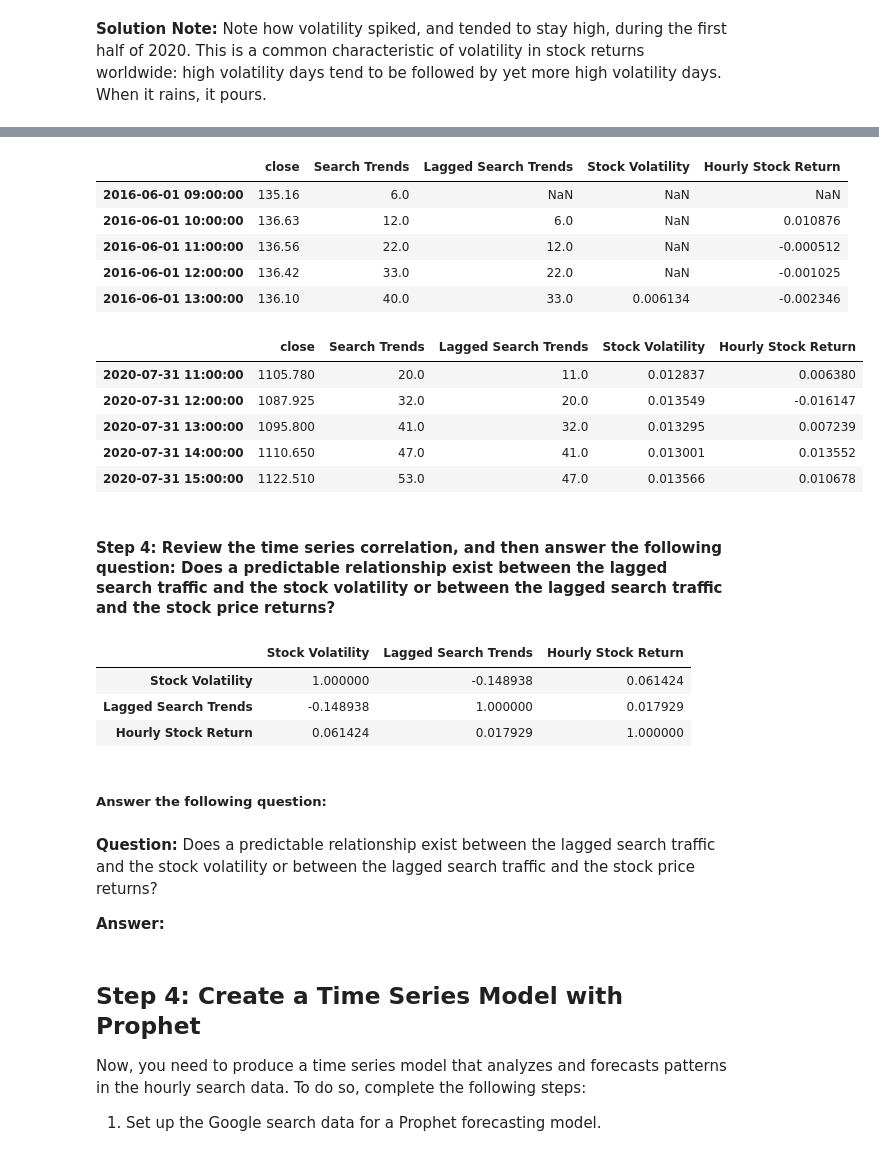
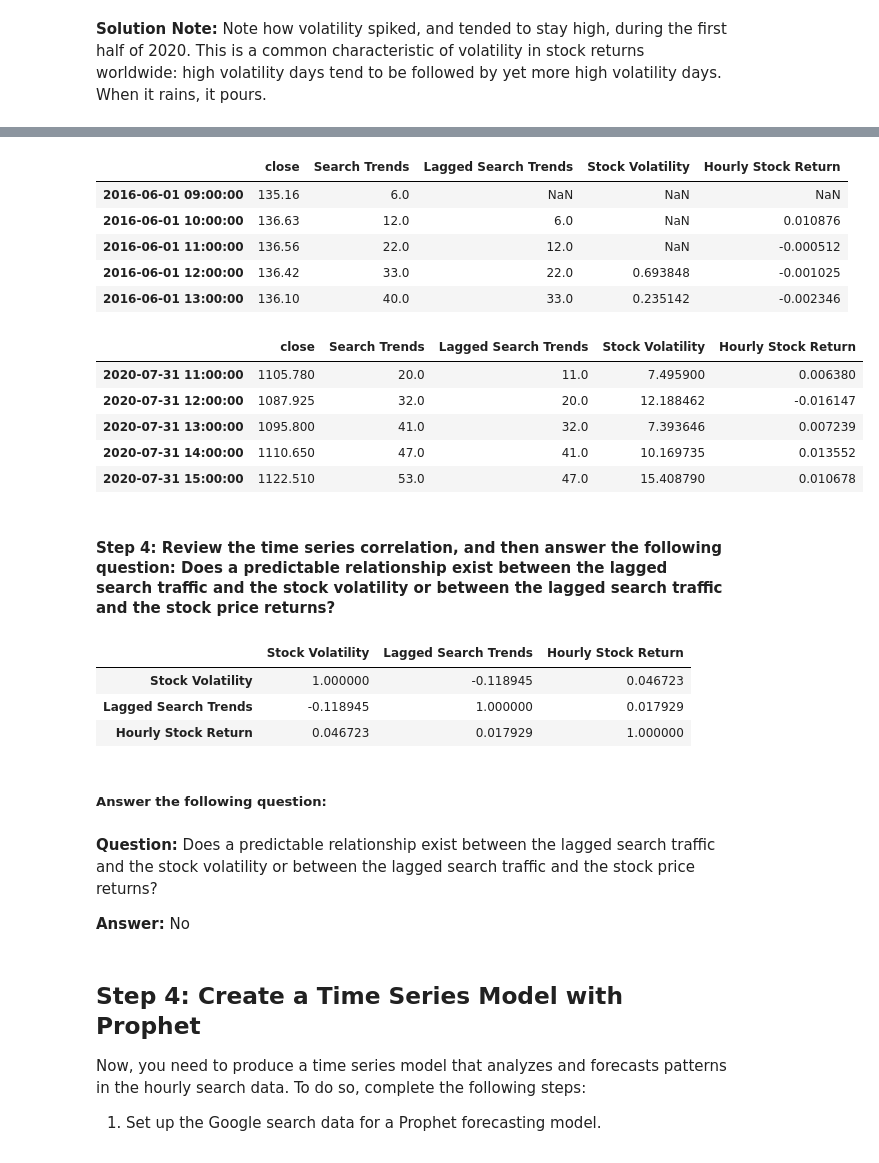
Before and after one commit to DanB369/prophet-challenge, a Jupyter notebook: forecasting_net_prophet.ipynb, the cells around one changed output, grey strips where cells are left out. Saved outputs shown, nothing was run; the diff lists cells and outputs as text; code cells hidden in the pictures.

```diff
--- a/forecasting_net_prophet.ipynb
+++ b/forecasting_net_prophet.ipynb
@@ -293,3 +306,5 @@ array([<Axes: >, <Axes: >], dtype=object)
 # %%
 # Create a new column in the mercado_stock_trends_df DataFrame called Lagged Search Trends
 # This column should shift the Search Trends information by one hour
+joined_mercado_columns['Lagged Search Trends'] = joined_mercado_columns['Search Trends'].shift(1)
+joined_mercado_columns
@@ -296,3 +325,5 @@ array([<Axes: >, <Axes: >], dtype=object)
 # %%
 # Create a new column in the mercado_stock_trends_df DataFrame called Stock Volatility
 # This column should calculate the standard deviation of the closing stock price return data over a 4 period rolling window
+joined_mercado_columns['Stock Volatility'] = joined_mercado_columns['close'].rolling(window=4).std()
+joined_mercado_columns
@@ -306,3 +352,5 @@ array([<Axes: >, <Axes: >], dtype=object)
 # %%
 # Create a new column in the mercado_stock_trends_df DataFrame called Hourly Stock Return
 # This column should calculate hourly return percentage of the closing price
+joined_mercado_columns['Hourly Stock Return'] = joined_mercado_columns['close'].pct_change()
+joined_mercado_columns
@@ -309,34 +371,36 @@ array([<Axes: >, <Axes: >], dtype=object)
 # %%
 # View the first and last five rows of the mercado_stock_trends_df DataFrame
+display(joined_mercado_columns.head(5))
+display(joined_mercado_columns.tail(5))
 # %% [output]
 |  | close | Search Trends | Lagged Search Trends | Stock Volatility | Hourly Stock Return |
 | 2016-06-01 09:00:00 | 135.16 | 6.0 | NaN | NaN | NaN |
 | 2016-06-01 10:00:00 | 136.63 | 12.0 | 6.0 | NaN | 0.010876 |
 | 2016-06-01 11:00:00 | 136.56 | 22.0 | 12.0 | NaN | -0.000512 |
-| 2016-06-01 12:00:00 | 136.42 | 33.0 | 22.0 | NaN | -0.001025 |
-| 2016-06-01 13:00:00 | 136.10 | 40.0 | 33.0 | 0.006134 | -0.002346 |
+| 2016-06-01 12:00:00 | 136.42 | 33.0 | 22.0 | 0.693848 | -0.001025 |
+| 2016-06-01 13:00:00 | 136.10 | 40.0 | 33.0 | 0.235142 | -0.002346 |
 |  | close | Search Trends | Lagged Search Trends | Stock Volatility | Hourly Stock Return |
-| 2020-07-31 11:00:00 | 1105.780 | 20.0 | 11.0 | 0.012837 | 0.006380 |
-| 2020-07-31 12:00:00 | 1087.925 | 32.0 | 20.0 | 0.013549 | -0.016147 |
-| 2020-07-31 13:00:00 | 1095.800 | 41.0 | 32.0 | 0.013295 | 0.007239 |
-| 2020-07-31 14:00:00 | 1110.650 | 47.0 | 41.0 | 0.013001 | 0.013552 |
-| 2020-07-31 15:00:00 | 1122.510 | 53.0 | 47.0 | 0.013566 | 0.010678 |
+| 2020-07-31 11:00:00 | 1105.780 | 20.0 | 11.0 | 7.495900 | 0.006380 |
+| 2020-07-31 12:00:00 | 1087.925 | 32.0 | 20.0 | 12.188462 | -0.016147 |
+| 2020-07-31 13:00:00 | 1095.800 | 41.0 | 32.0 | 7.393646 | 0.007239 |
+| 2020-07-31 14:00:00 | 1110.650 | 47.0 | 41.0 | 10.169735 | 0.013552 |
+| 2020-07-31 15:00:00 | 1122.510 | 53.0 | 47.0 | 15.408790 | 0.010678 |
 # %% [markdown]
 #### Step 4: Review the time series correlation, and then answer the following question: Does a predictable relationship exist between the lagged search traffic and the stock volatility or between the lagged search traffic and the stock price returns?
 # %%
 # Construct correlation table of Stock Volatility, Lagged Search Trends, and Hourly Stock Return
-mercado_stock_trends_df[['Stock Volatility', 'Lagged Search Trends', 'Hourly Stock Return']].corr()
+joined_mercado_columns[['Stock Volatility', 'Lagged Search Trends', 'Hourly Stock Return']].corr()
 # %% [output]
 |  | Stock Volatility | Lagged Search Trends | Hourly Stock Return |
-| Stock Volatility | 1.000000 | -0.148938 | 0.061424 |
-| Lagged Search Trends | -0.148938 | 1.000000 | 0.017929 |
-| Hourly Stock Return | 0.061424 | 0.017929 | 1.000000 |
+| Stock Volatility | 1.000000 | -0.118945 | 0.046723 |
+| Lagged Search Trends | -0.118945 | 1.000000 | 0.017929 |
+| Hourly Stock Return | 0.046723 | 0.017929 | 1.000000 |
 # %% [markdown]
 ##### Answer the following question:
 # %% [markdown]
 **Question:** Does a predictable relationship exist between the lagged search traffic and the stock volatility or between the lagged search traffic and the stock price returns?
 
-**Answer:**
+**Answer:** No
 # %% [markdown]
 ## Step 4: Create a Time Series Model with Prophet
 
```
Also changed, not shown: parts of 31 cells of this notebook.
